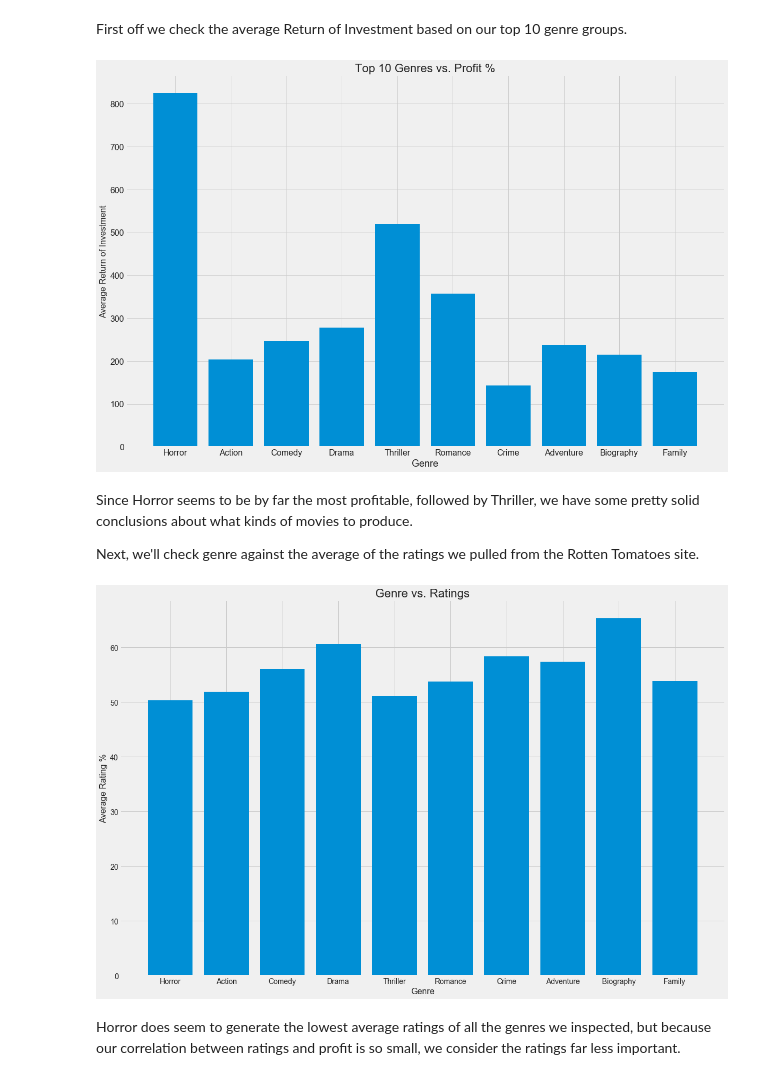
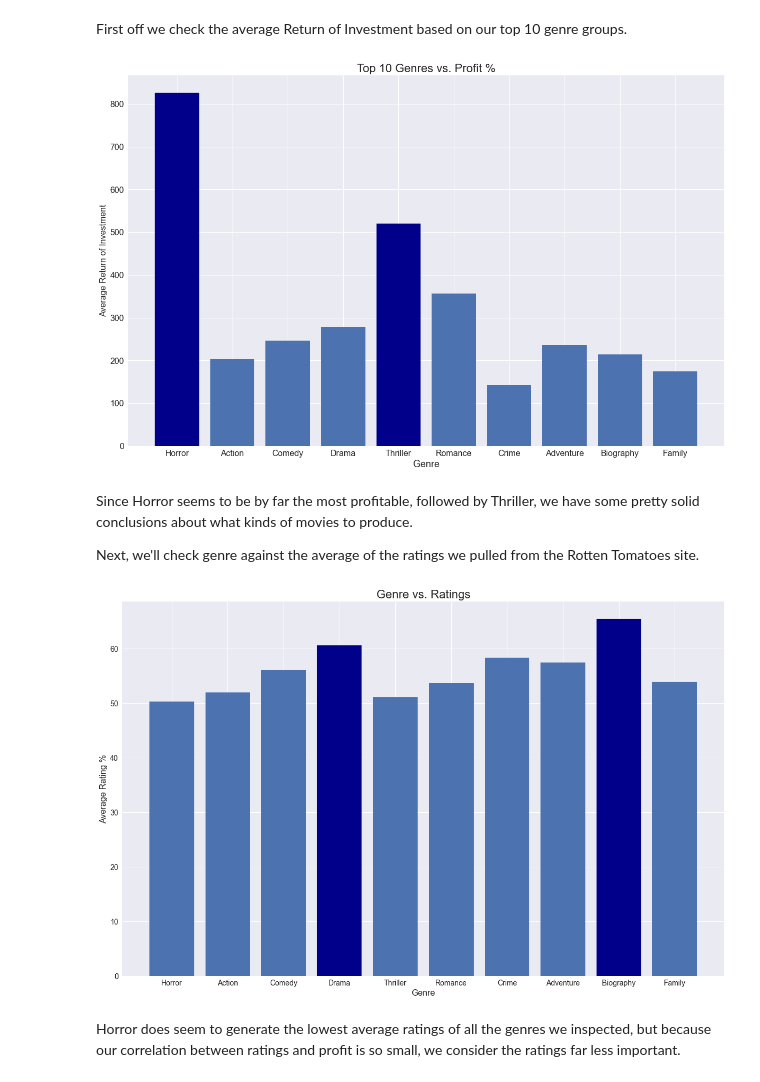
Before and after one commit to bagnine/moviedata, a Jupyter notebook: Code/moviedata.ipynb, the cells around one changed output. Drawn from its saved outputs; the diff is of its cells as text; code cells hidden in the pictures.

```diff
--- a/Code/moviedata.ipynb
+++ b/Code/moviedata.ipynb
@@ -206,5 +206,5 @@ trend = plt.plot(x,p(x),"r--", label = 'Trend')
 ax.set_ylim(0, 4000)
 ax.tick_params(labelsize= 18)
 plt.legend(loc= 'upper right', handles = trend, fontsize = 16)
-plt.style.use('seaborn-dark')
+plt.style.use('ggplot')
 # %% [output]
@@ -242,7 +242,7 @@ maindf_monthnet = maindf.groupby(maindf['release_date'].dt.strftime('%m%B'))['pr
 Next we plotted monthly averages. We can see there are some definite peak months- January, April, July and October
 # %%
 fig, ax = plt.subplots(figsize= (18, 12))
-
+plt.style.use('ggplot')
 x= maindf_monthnet.keys()
 y= maindf_monthnet
 
@@ -253,5 +253,5 @@ ax.set_title('Return of Investment by Release Month', fontsize=22)
 plt.xticks(rotation= 90)
 ax.tick_params(labelsize= 18)
 
-plt.bar(x,y)
+plt.bar(x,y);
 # %% [output]
@@ -275,6 +274,4 @@ fig.patch.set_facecolor('white')
 ax.set_ylim(-150, 3000)
 ax.tick_params(labelsize= 18, color= 'black')
 plt.scatter(x,y)
-
-plt.style.use('fivethirtyeight')
 # %% [output]
@@ -405,14 +403,17 @@ gen_series = pd.Series(func.find_genre_profits(genredf, list_of_genres))
 X = list(gen_series.index)
 Y = gen_series
 fig, ax = plt.subplots(figsize=(18,12))
-plt.bar(X, Y)
+barplot = plt.bar(X, Y)
+plt.style.use('seaborn')
+barplot[0].set_color('darkblue')
+barplot[4].set_color('darkblue')
 ax.set_title("Top 10 Genres vs. Profit %", fontsize=22)
 ax.set_xlabel('Genre', fontsize = 18)
 ax.set_ylabel('Average Return of Investment', fontsize = 16)
 ax.tick_params(labelsize= 16)
 plt.show()
 # %% [output]
-[figure, old version]
+[figure, new version]
 # %% [markdown]
 Since Horror seems to be by far the most profitable, followed by Thriller, we have some pretty solid conclusions about what kinds of movies to produce.
 
@@ -420,21 +421,24 @@ Next, we'll check genre against the average of the ratings we pulled from the Ro
 # %%
 #Charting Genre vs. Rating to see which Genre receives highest ratings
 
 
 rtgendf = func.create_genre_columns(df, df.genres, list_of_genres)
 genrate = pd.Series(func.find_genre_ratings(rtgendf, list_of_genres))
 
 X = list(genrate.index)
 Y = genrate
 fig, ax = plt.subplots(figsize=(18,12))
-plt.bar(X, Y)
+barplot = plt.bar(X, Y)
+plt.style.use('seaborn')
+barplot[3].set_color('darkblue')
+barplot[8].set_color('darkblue')
 ax.set_title("Genre vs. Ratings", fontsize = 22)
 ax.set_xlabel('Genre', fontsize = 16)
 ax.set_ylabel('Average Rating %', fontsize = 16)
 ax.tick_params(labelsize= 14)
 plt.show()
 # %% [output]
-[figure, old version]
+[figure, new version]
 # %% [markdown]
 Horror does seem to generate the lowest average ratings of all the genres we inspected, but because our correlation between ratings and profit is so small, we consider the ratings far less important.
 # %% [markdown]
```
Also changed, not shown: parts of 12 cells of this notebook.
